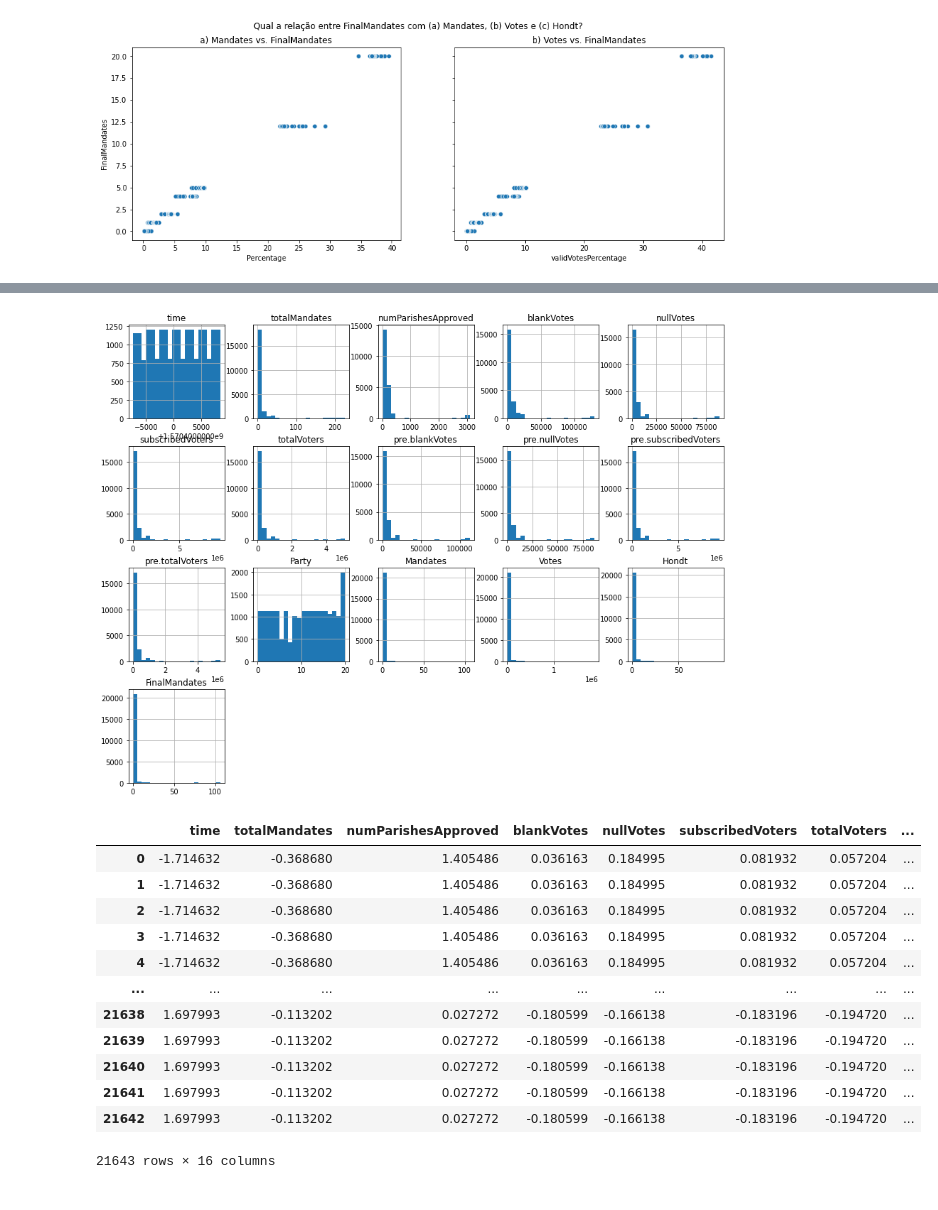
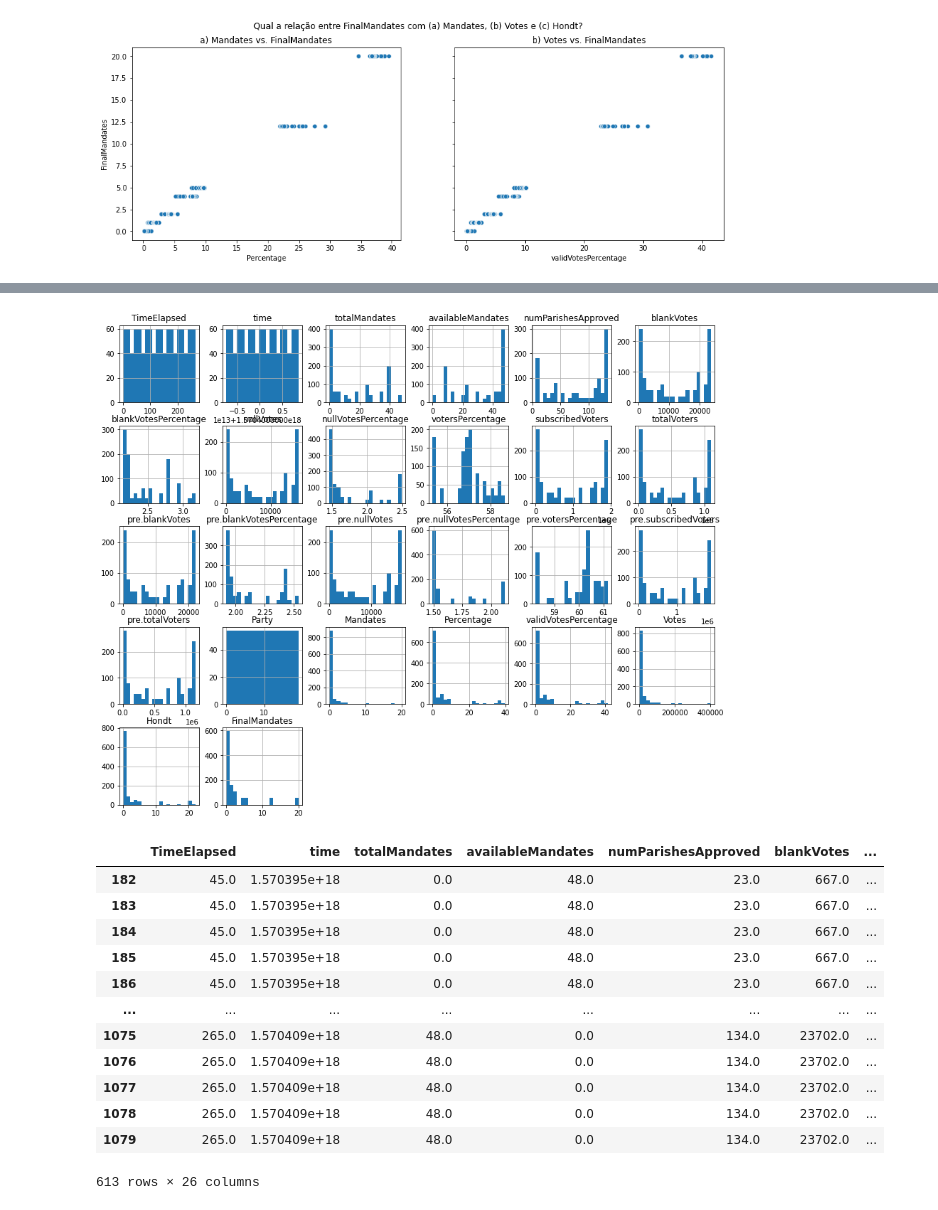
Before and after one commit to jesslira23/projeto_ds_kedro, a Jupyter notebook: project_ds_kedro/notebooks/all_pipeline_for_lisboa.ipynb, the cells around one changed output, grey strips where cells are left out. Saved outputs shown, nothing was run; the diff lists cells and outputs as text; code cells hidden in the pictures.

```diff
--- a/project_ds_kedro/notebooks/all_pipeline_for_lisboa.ipynb
+++ b/project_ds_kedro/notebooks/all_pipeline_for_lisboa.ipynb
@@ -218,0 +239,13 @@ Name: time, Length: 21643, dtype: float64
+# %%
+def preprocess_time(df):
+    """ This function convert time column from object to datetime format."""
+
+    # Convert time column
+    df['time'] = pd.to_datetime(df['time']).astype(int)
+
+    return df
+# %%
+#testing preprocess_time
+
+df_lisboa = preprocess_time(catalog.load('lisboa_dataset'))
+df_lisboa.head()
@@ -218,0 +260,13 @@ Name: time, Length: 21643, dtype: float64
+# %%
+def func_drop_columns(df):
+    """ This function clears the dataframe. Study performed from the heatmap, considering correlation > 0.9 """
+
+    #Remove columns with correlation less than 0.9
+    df = df.drop(columns=['territoryName', 'numParishes'])
+
+    return df
+# %%
+#test func_drop_columns
+
+df_lisboa = func_drop_columns(catalog.load('pp_election_time_correction'))
+df_lisboa.head()
@@ -287,30 +374,35 @@ fig = df_lisboa.plot(kind="box",subplots=True,layout=(5,5),figsize=(15,15))
 # %%
 #Now plotting histogram for checking distribution of variables
-fig2 = df_lisboa.hist(figsize=(15,15), layout=(5,5), bins=20)
+fig2 = df_lisboa.hist(figsize=(15,15), layout=(6,6), bins=20)
 # %% [output]
-[figure, old version]
+[figure, new version]
 # %%
 #Removal of Outliers
-#Metodo Z-score
+#REF: https://www.askpython.com/python/examples/detection-removal-outliers-in-python
 
-#O z-score nos diz o quanto cada valor em nossa
-#distribuição se distancia da média em termos de desvio padrão.
+for x in df_lisboa:
+    q75,q25 = np.percentile(df_lisboa.loc[:,x],[75,25])
+    intr_qr = q75-q25
 
-from scipy import stats
+    max = q75+(1.5*intr_qr)
+    min = q25-(1.5*intr_qr)
 
-z = stats.zscore(df_lisboa)
-z
+    df_lisboa.loc[df_lisboa[x] < min,x] = np.nan
+    df_lisboa.loc[df_lisboa[x] > max,x] = np.nan
+
+y = df_lisboa.dropna(axis = 0)
+y
 # %% [output]
-|  | time | totalMandates | numParishesApproved | blankVotes | nullVotes | subscribedVoters | totalVoters | ... |
-| 0 | -1.714632 | -0.368680 | 1.405486 | 0.036163 | 0.184995 | 0.081932 | 0.057204 | ... |
-| 1 | -1.714632 | -0.368680 | 1.405486 | 0.036163 | 0.184995 | 0.081932 | 0.057204 | ... |
-| 2 | -1.714632 | -0.368680 | 1.405486 | 0.036163 | 0.184995 | 0.081932 | 0.057204 | ... |
-| 3 | -1.714632 | -0.368680 | 1.405486 | 0.036163 | 0.184995 | 0.081932 | 0.057204 | ... |
-| 4 | -1.714632 | -0.368680 | 1.405486 | 0.036163 | 0.184995 | 0.081932 | 0.057204 | ... |
-| ... | ... | ... | ... | ... | ... | ... | ... | ... |
-| 21638 | 1.697993 | -0.113202 | 0.027272 | -0.180599 | -0.166138 | -0.183196 | -0.194720 | ... |
-| 21639 | 1.697993 | -0.113202 | 0.027272 | -0.180599 | -0.166138 | -0.183196 | -0.194720 | ... |
-| 21640 | 1.697993 | -0.113202 | 0.027272 | -0.180599 | -0.166138 | -0.183196 | -0.194720 | ... |
-| 21641 | 1.697993 | -0.113202 | 0.027272 | -0.180599 | -0.166138 | -0.183196 | -0.194720 | ... |
-| 21642 | 1.697993 | -0.113202 | 0.027272 | -0.180599 | -0.166138 | -0.183196 | -0.194720 | ... |
+|  | TimeElapsed | time | totalMandates | availableMandates | numParishesApproved | blankVotes | ... |
+| 182 | 45.0 | 1.570395e+18 | 0.0 | 48.0 | 23.0 | 667.0 | ... |
+| 183 | 45.0 | 1.570395e+18 | 0.0 | 48.0 | 23.0 | 667.0 | ... |
+| 184 | 45.0 | 1.570395e+18 | 0.0 | 48.0 | 23.0 | 667.0 | ... |
+| 185 | 45.0 | 1.570395e+18 | 0.0 | 48.0 | 23.0 | 667.0 | ... |
+| 186 | 45.0 | 1.570395e+18 | 0.0 | 48.0 | 23.0 | 667.0 | ... |
+| ... | ... | ... | ... | ... | ... | ... | ... |
+| 1075 | 265.0 | 1.570409e+18 | 48.0 | 0.0 | 134.0 | 23702.0 | ... |
+| 1076 | 265.0 | 1.570409e+18 | 48.0 | 0.0 | 134.0 | 23702.0 | ... |
+| 1077 | 265.0 | 1.570409e+18 | 48.0 | 0.0 | 134.0 | 23702.0 | ... |
+| 1078 | 265.0 | 1.570409e+18 | 48.0 | 0.0 | 134.0 | 23702.0 | ... |
+| 1079 | 265.0 | 1.570409e+18 | 48.0 | 0.0 | 134.0 | 23702.0 | ... |
-21643 rows × 16 columns
+613 rows × 26 columns
```
Also changed, not shown: parts of 32 cells of this notebook, 7 other files.
